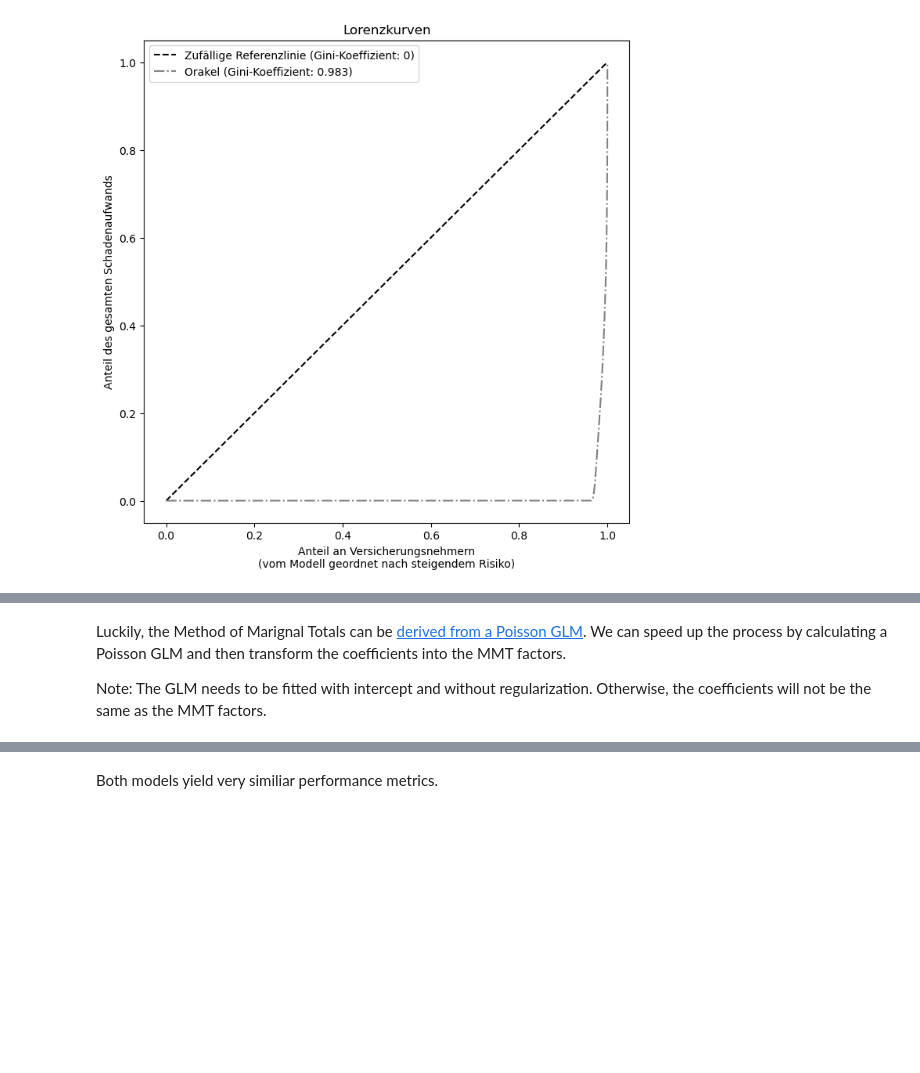
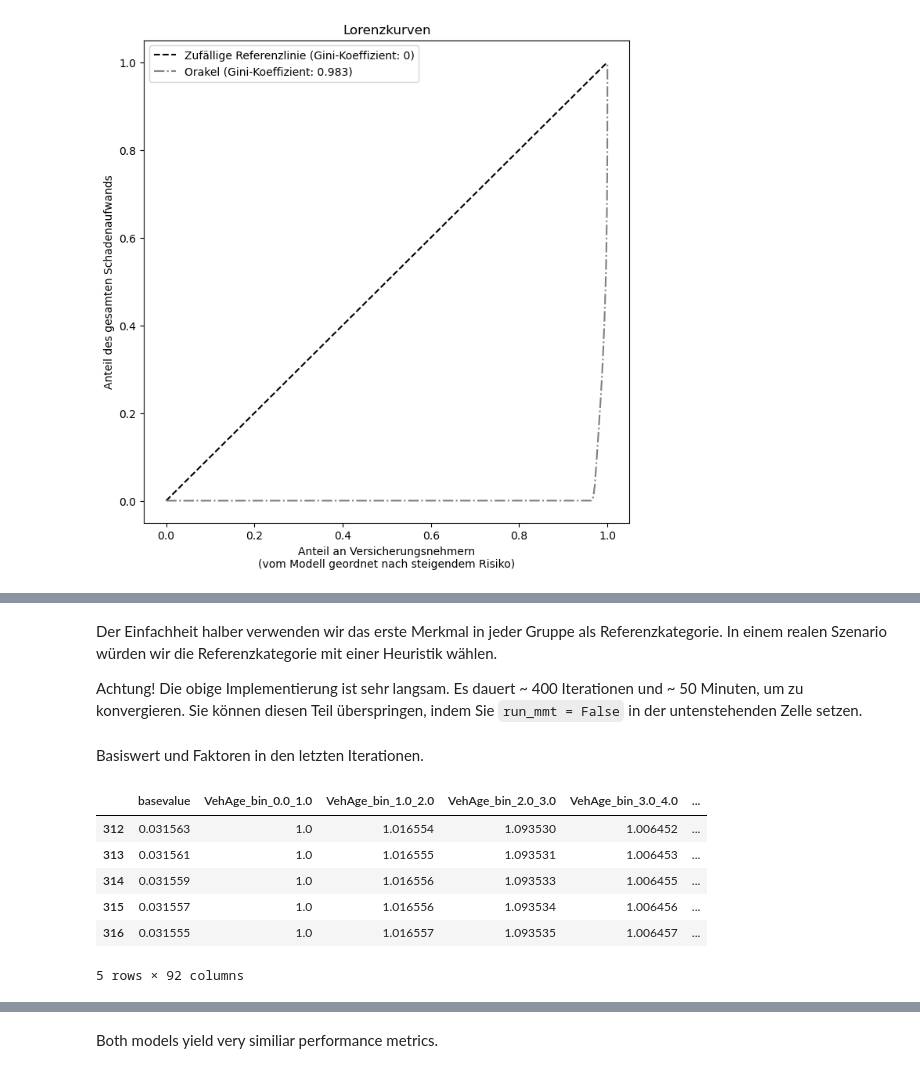
Before and after one commit to Diadochokinetic/fremtpl, a Jupyter notebook: Risikomodellierung in der Schadenversicherung mit Python.ipynb, the cells around one changed output, grey strips where cells are left out. Saved outputs shown, nothing was run; the diff lists cells and outputs as text; code cells hidden in the pictures; blank space fills up the shorter version.

```diff
--- a/Risikomodellierung in der Schadenversicherung mit Python.ipynb
+++ b/Risikomodellierung in der Schadenversicherung mit Python.ipynb
@@ -458,13 +463,40 @@ def score_estimator(
     weights,
     tweedie_powers=None,
 ):
-    """Evaluate an estimator on train and test sets with different metrics"""
+    """Evaluate an estimator on train and test sets with different metrics
+
+    Parameters
+    ----------
+    estimator : scikit-learn compatible object
+        The object to use to predict the data.
+    X_train : ndarray
+        The input samples for training.
+    X_test : ndarray
+        The input samples for testing.
+    df_train : DataFrame
+        The target values for training.
+    df_test : DataFrame
+        The target values for testing.
+    target : str
+        The target column to predict.
+    weights : str
+        The column with the weights.
+    tweedie_powers : list of floats or None
+        The list of exponents for the tweedie loss function.
+        If None, the tweedie loss function is not used.
+
+    Returns
+    -------
+    res : DataFrame
+        A DataFrame with the scores of the estimator.
+
+    """
 
     metrics = [
         ("mean abs. error", mean_absolute_error),
         ("mean squared error", mean_squared_error),
     ]
-    if tweedie_powers:
+    if target == "PurePremium":
         metrics += [("D² explained", partial(d2_tweedie_score, power=1.9))]
         metrics += [
             (
@@ -812,3 +881,7 @@ Warning! The above implementation is very slow. It takes ~ 400 iterations and ~
+# %% [markdown]
+Der Einfachheit halber verwenden wir das erste Merkmal in jeder Gruppe als Referenzkategorie. In einem realen Szenario würden wir die Referenzkategorie mit einer Heuristik wählen.
+
+Achtung! Die obige Implementierung ist sehr langsam. Es dauert ~ 400 Iterationen und ~ 50 Minuten, um zu konvergieren. Sie können diesen Teil überspringen, indem Sie `run_mmt = False` in der untenstehenden Zelle setzen.
 # %%
 run_mmt = False
 # %%
@@ -830,7 +904,15 @@ if run_mmt:
     )
 
     scores_mmt
-# %% [markdown]
-Luckily, the Method of Marignal Totals can be [derived from a Poisson GLM](https://www.cambridge.org/core/journals/astin-bulletin-journal-of-the-iaa/article/on-automobile-insurance-ratemaking/8986C8F3B46597B172F2FCAFCC170B2C). We can speed up the process by calculating a Poisson GLM and then transform the coefficients into the MMT factors.
-
-Note: The GLM needs to be fitted with intercept and without regularization. Otherwise, the coefficients will not be the same as the MMT factors.
+# %% [markdown]
+Basiswert und Faktoren in den letzten Iterationen.
+# %%
+mmt.results_.tail()
+# %% [output]
+|  | basevalue | VehAge_bin_0.0_1.0 | VehAge_bin_1.0_2.0 | VehAge_bin_2.0_3.0 | VehAge_bin_3.0_4.0 | ... |
+| 312 | 0.031563 | 1.0 | 1.016554 | 1.093530 | 1.006452 | ... |
+| 313 | 0.031561 | 1.0 | 1.016555 | 1.093531 | 1.006453 | ... |
+| 314 | 0.031559 | 1.0 | 1.016556 | 1.093533 | 1.006455 | ... |
+| 315 | 0.031557 | 1.0 | 1.016556 | 1.093534 | 1.006456 | ... |
+| 316 | 0.031555 | 1.0 | 1.016557 | 1.093535 | 1.006457 | ... |
+5 rows × 92 columns
```
Also changed, not shown: parts of 33 cells of this notebook.
